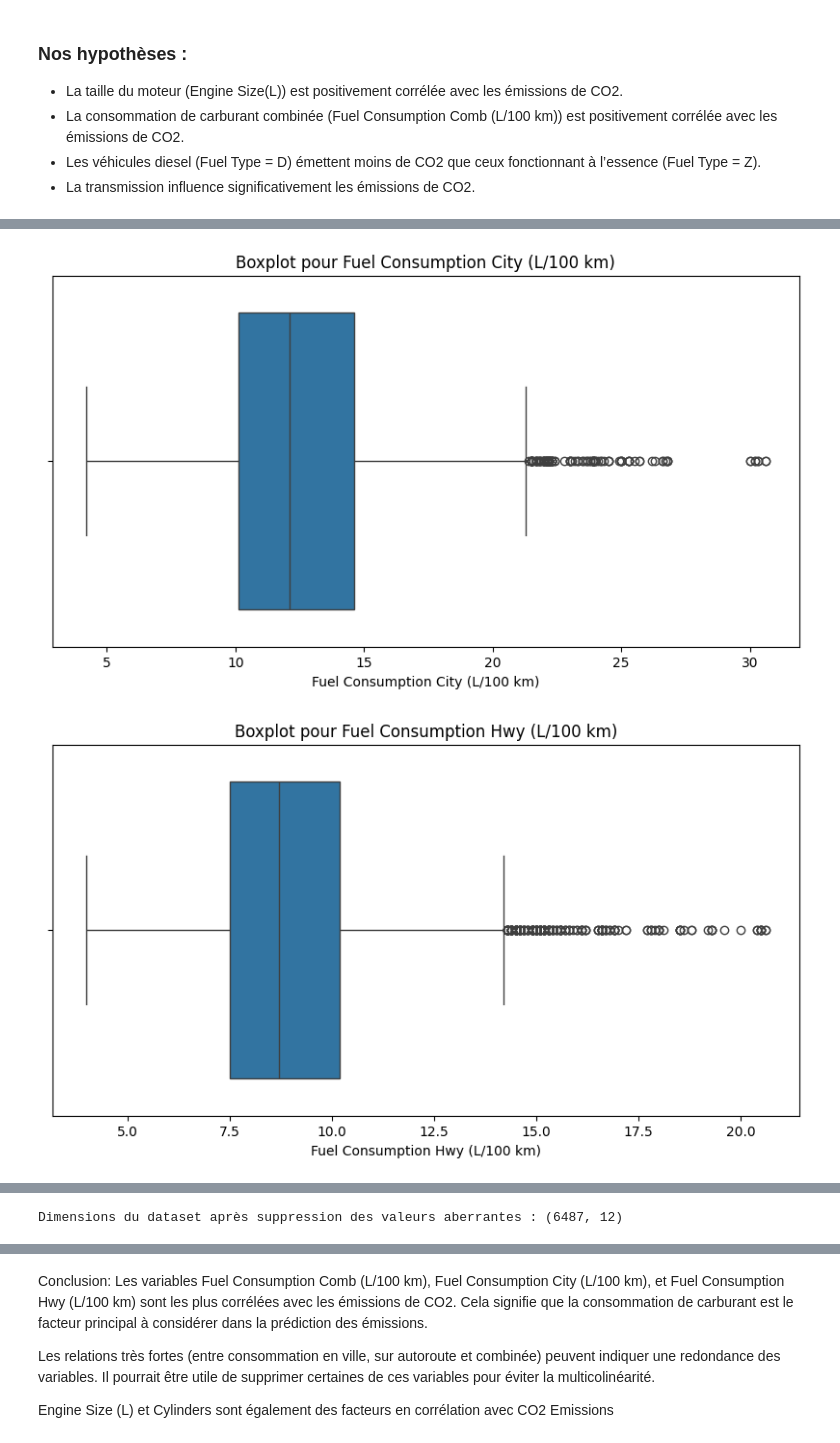
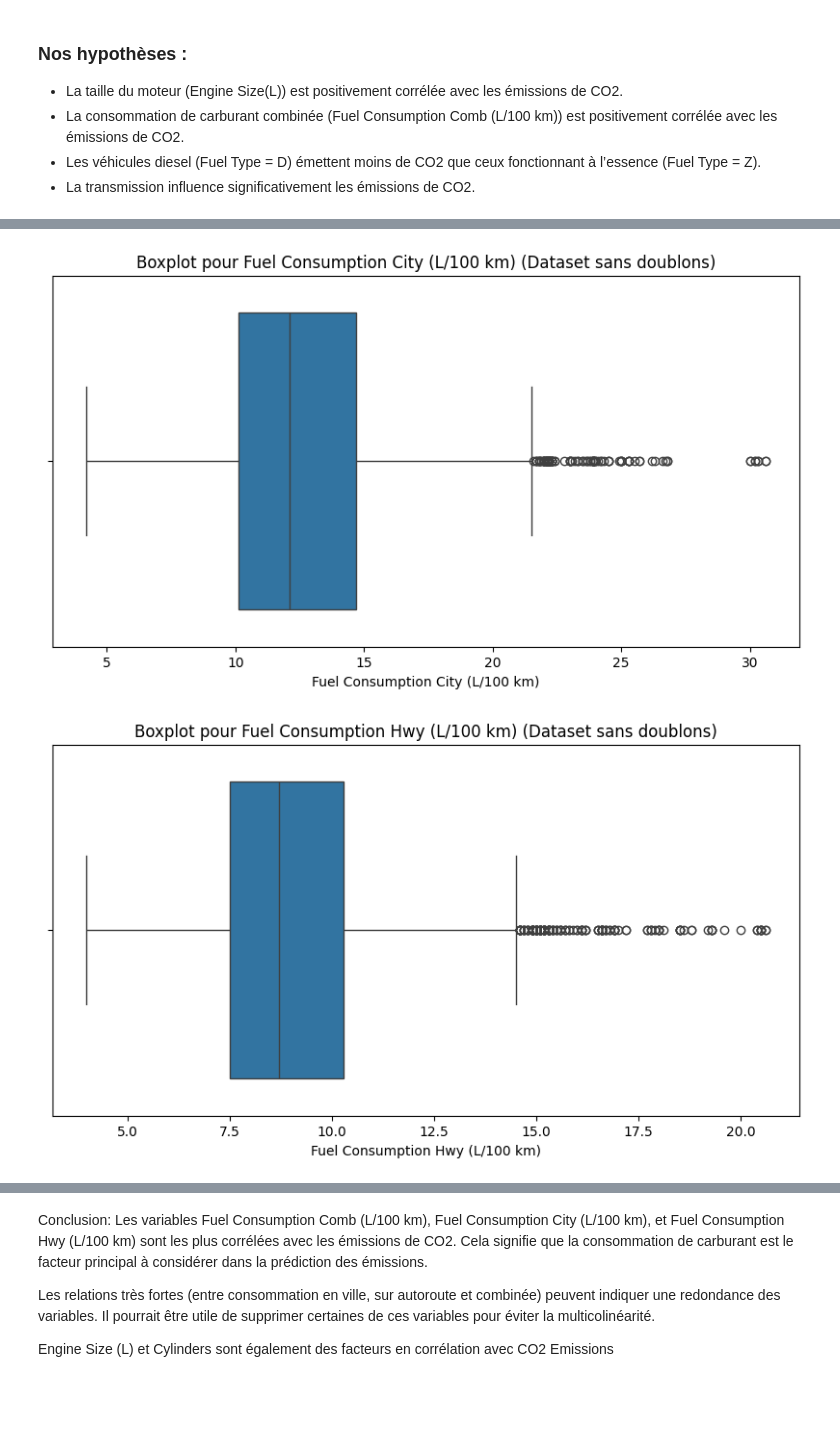
Before and after one commit to AnaisNaitAtmane/Projet-, a Jupyter notebook: projet.ipynb, the cells around one changed output, grey strips where cells are left out. Drawn from its saved outputs; the diff is of its cells as text; code cells hidden in the pictures; blank space fills up the shorter version.

```diff
--- a/projet.ipynb
+++ b/projet.ipynb
@@ -56,3 +69,16 @@ dtype: int64
 * La consommation de carburant combinée (Fuel Consumption Comb (L/100 km)) est positivement corrélée avec les émissions de CO2.
 * Les véhicules diesel (Fuel Type = D) émettent moins de CO2 que ceux fonctionnant à l’essence (Fuel Type = Z).
 * La transmission influence significativement les émissions de CO2.
+# %%
+# Identifier et afficher les doublons (toutes les colonnes)
+doublons = df[df.duplicated()]
+print(f"Nombre de doublons : {doublons.shape[0]}")
+print("Doublons détectés :")
+print(doublons)
+
+# Supprimer les doublons et stocker les données sans doublons
+df_sans_doublons = df.drop_duplicates()
+
+# Afficher un aperçu des données sans doublons
+print("Aperçu des données sans doublons :")
+print(df_sans_doublons.head())
@@ -62,12 +106,12 @@ import seaborn as sns
 import matplotlib.pyplot as plt
 
 # Liste des colonnes numériques
-numeric_columns = df.select_dtypes(include=['float64', 'int64']).columns
+numeric_columns = df_sans_doublons.select_dtypes(include=['float64', 'int64']).columns
 
-# Tracer des boxplots pour toutes les colonnes numériques
+# Tracer des boxplots pour toutes les colonnes numériques dans le dataset sans doublons
 for col in numeric_columns:
     plt.figure(figsize=(10, 5))
-    sns.boxplot(data=df, x=col)
-    plt.title(f"Boxplot pour {col}")
+    sns.boxplot(data=df_sans_doublons, x=col)
+    plt.title(f"Boxplot pour {col} (Dataset sans doublons)")
     plt.show()
 # %% [output]
@@ -76,2 +120,2 @@ for col in numeric_columns:
-[figure, old version]
+[figure, new version]
-[figure, old version]
+[figure, new version]
@@ -81,14 +124,0 @@ for col in numeric_columns:
-# %%
-def remove_outliers(df, column):
-    Q1 = df[column].quantile(0.25)
-    Q3 = df[column].quantile(0.75)
-    IQR = Q3 - Q1
-    lower_bound = Q1 - 1.5 * IQR
-    upper_bound = Q3 + 1.5 * IQR
-    return df[(df[column] >= lower_bound) & (df[column] <= upper_bound)]
-
-# Appliquer la suppression des valeurs aberrantes à chaque colonne numérique
-for column in df.select_dtypes(include=['float64', 'int64']).columns:
-    df = remove_outliers(df, column)
-# %% [output]
-Dimensions du dataset après suppression des valeurs aberrantes : (6487, 12)
```
Also changed, not shown: parts of 43 cells of this notebook.
